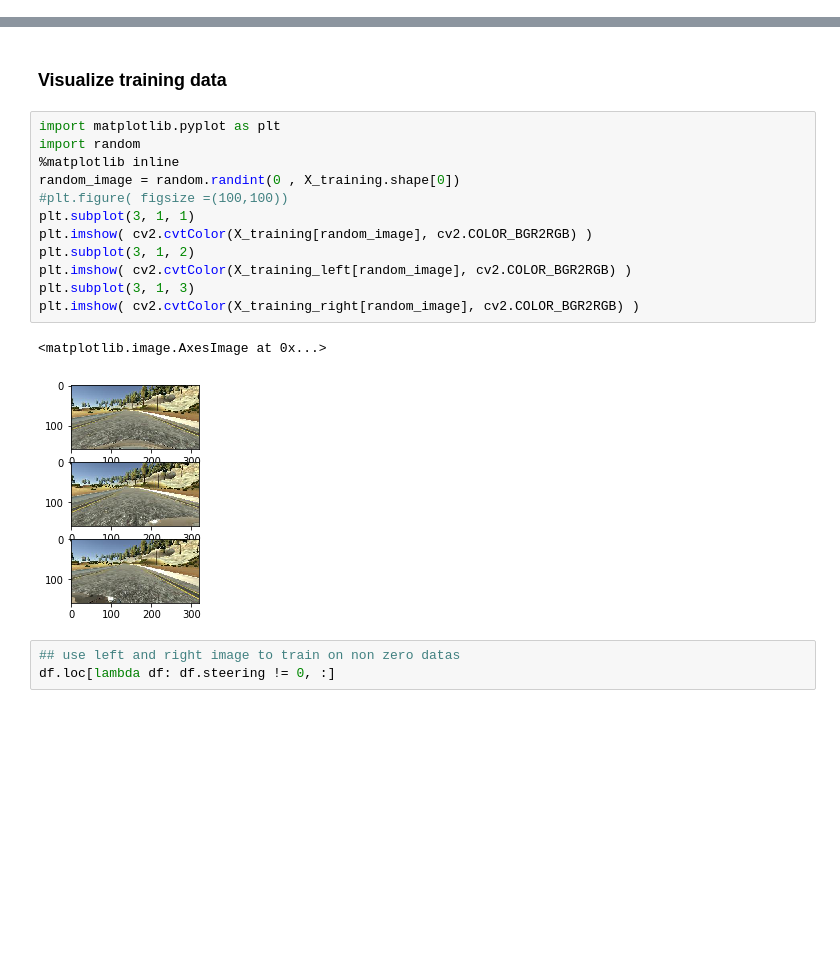
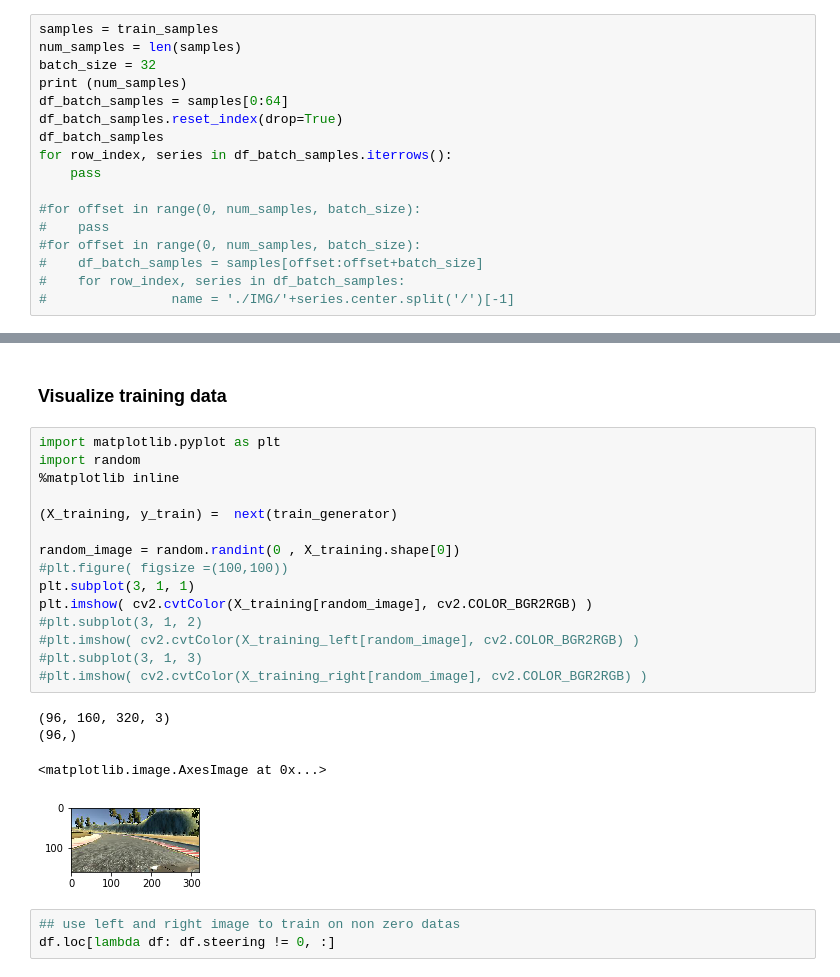
Before and after one commit to sir-siemens/carND-project3, a Jupyter notebook: train.ipynb, the cells around one changed output, grey strips where cells are left out. Saved outputs shown, nothing was run; the diff lists cells and outputs as text; blank space fills up the shorter version.

Commit message:
add generator

```diff
--- a/train.ipynb
+++ b/train.ipynb
@@ -87,0 +114,17 @@ df_non_zero_steering
+# %%
+samples = train_samples
+num_samples = len(samples)
+batch_size = 32
+print (num_samples)
+df_batch_samples = samples[0:64]
+df_batch_samples.reset_index(drop=True)
+df_batch_samples
+for row_index, series in df_batch_samples.iterrows():
+    pass
+
+#for offset in range(0, num_samples, batch_size):
+#    pass
+#for offset in range(0, num_samples, batch_size):
+#    df_batch_samples = samples[offset:offset+batch_size]
+#    for row_index, series in df_batch_samples:
+#                name = './IMG/'+series.center.split('/')[-1]
@@ -90,18 +182,23 @@ df_non_zero_steering
 # %%
 import matplotlib.pyplot as plt
 import random
 %matplotlib inline
+
+(X_training, y_train) =  next(train_generator)
+
 random_image = random.randint(0 , X_training.shape[0])
 #plt.figure( figsize =(100,100))
 plt.subplot(3, 1, 1)
 plt.imshow( cv2.cvtColor(X_training[random_image], cv2.COLOR_BGR2RGB) )
-plt.subplot(3, 1, 2)
-plt.imshow( cv2.cvtColor(X_training_left[random_image], cv2.COLOR_BGR2RGB) )
-plt.subplot(3, 1, 3)
-plt.imshow( cv2.cvtColor(X_training_right[random_image], cv2.COLOR_BGR2RGB) )
+#plt.subplot(3, 1, 2)
+#plt.imshow( cv2.cvtColor(X_training_left[random_image], cv2.COLOR_BGR2RGB) )
+#plt.subplot(3, 1, 3)
+#plt.imshow( cv2.cvtColor(X_training_right[random_image], cv2.COLOR_BGR2RGB) )
 # %% [output]
-<matplotlib.image.AxesImage at 0x...>
+(96, 160, 320, 3)
+(96,)
+<matplotlib.image.AxesImage at 0x...>
-[figure, old version]
+[figure, new version]
 # %%
 ## use left and right image to train on non zero datas
 df.loc[lambda df: df.steering != 0, :]
```
Also changed, not shown: parts of 8 cells of this notebook.
